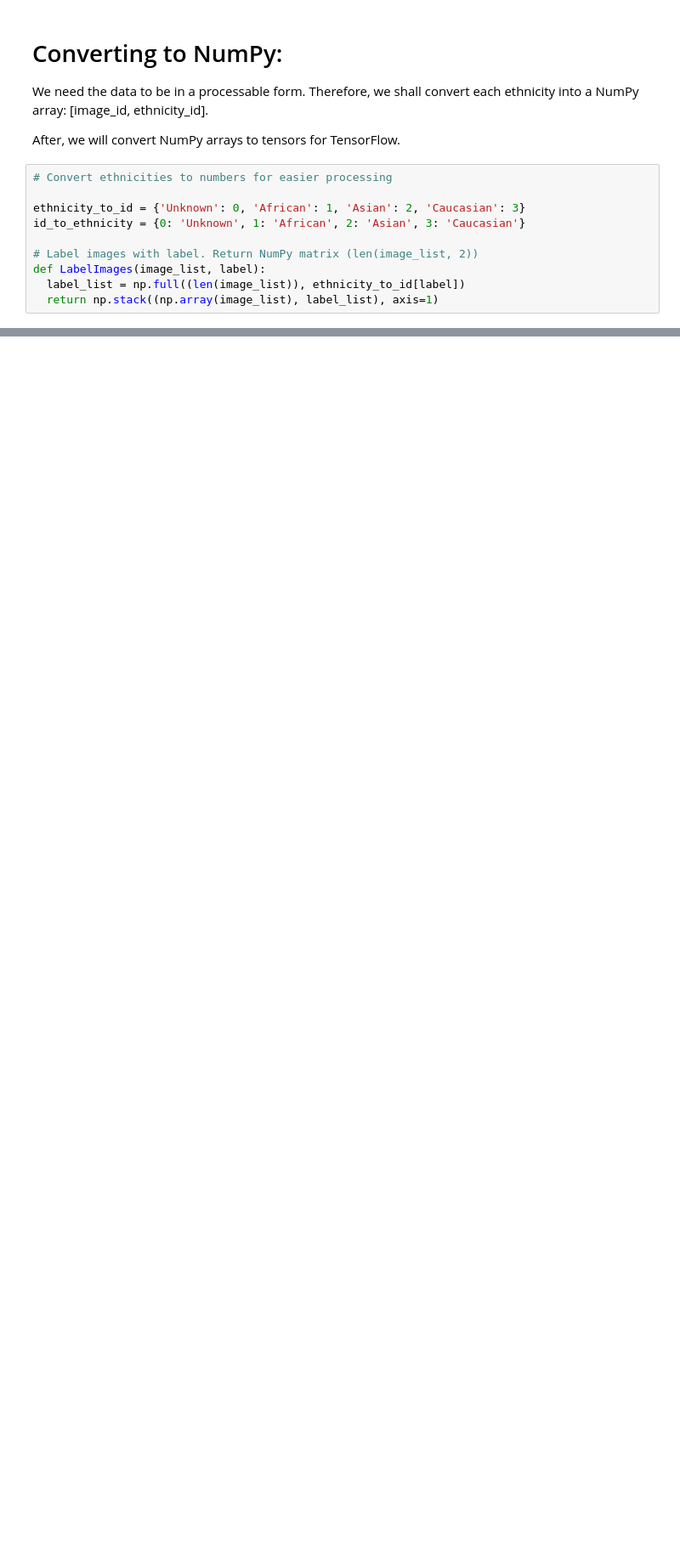
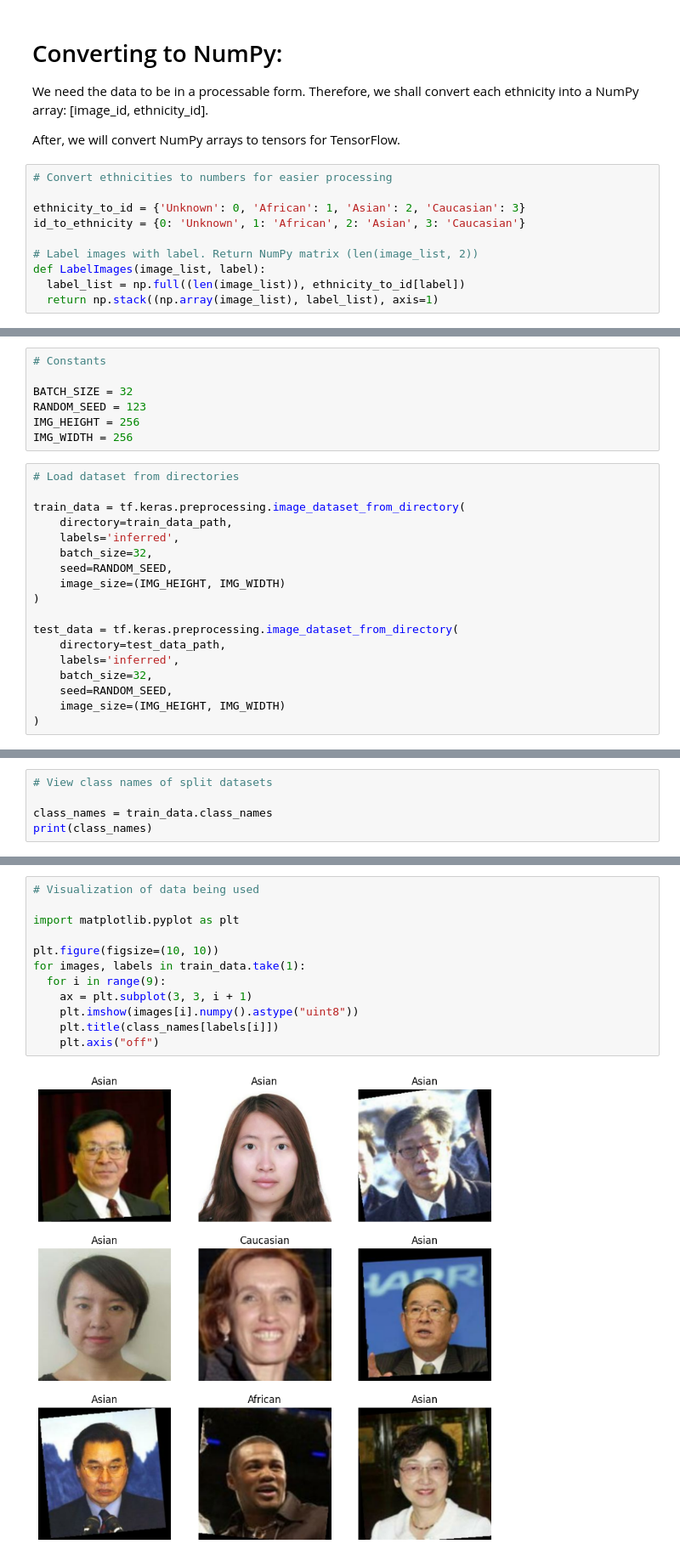
Before and after one commit to GlassesNoGlasses/TFProjects, a Jupyter notebook: projects/classification/ethnicity/Ethnicity_Classification.ipynb, the cells around one changed output, grey strips where cells are left out. Shown at 85% size. Saved outputs shown, nothing was run; the diff lists cells and outputs as text; blank space fills up the shorter version.

```diff
--- a/projects/classification/ethnicity/Ethnicity_Classification.ipynb
+++ b/projects/classification/ethnicity/Ethnicity_Classification.ipynb
@@ -115,0 +85,25 @@ print(data.shape)
+# %%
+# Constants
+
+BATCH_SIZE = 32
+RANDOM_SEED = 123
+IMG_HEIGHT = 256
+IMG_WIDTH = 256
+# %%
+# Load dataset from directories
+
+train_data = tf.keras.preprocessing.image_dataset_from_directory(
+    directory=train_data_path,
+    labels='inferred',
+    batch_size=32,
+    seed=RANDOM_SEED,
+    image_size=(IMG_HEIGHT, IMG_WIDTH)
+)
+
+test_data = tf.keras.preprocessing.image_dataset_from_directory(
+    directory=test_data_path,
+    labels='inferred',
+    batch_size=32,
+    seed=RANDOM_SEED,
+    image_size=(IMG_HEIGHT, IMG_WIDTH)
+)
@@ -115,0 +113,5 @@ print(data.shape)
+# %%
+# View class names of split datasets
+
+class_names = train_data.class_names
+print(class_names)
@@ -115,0 +120,14 @@ print(data.shape)
+# %%
+# Visualization of data being used
+
+import matplotlib.pyplot as plt
+
+plt.figure(figsize=(10, 10))
+for images, labels in train_data.take(1):
+  for i in range(9):
+    ax = plt.subplot(3, 3, i + 1)
+    plt.imshow(images[i].numpy().astype("uint8"))
+    plt.title(class_names[labels[i]])
+    plt.axis("off")
+# %% [output]
+[figure, added]
```
Also changed, not shown: parts of 23 cells of this notebook.
